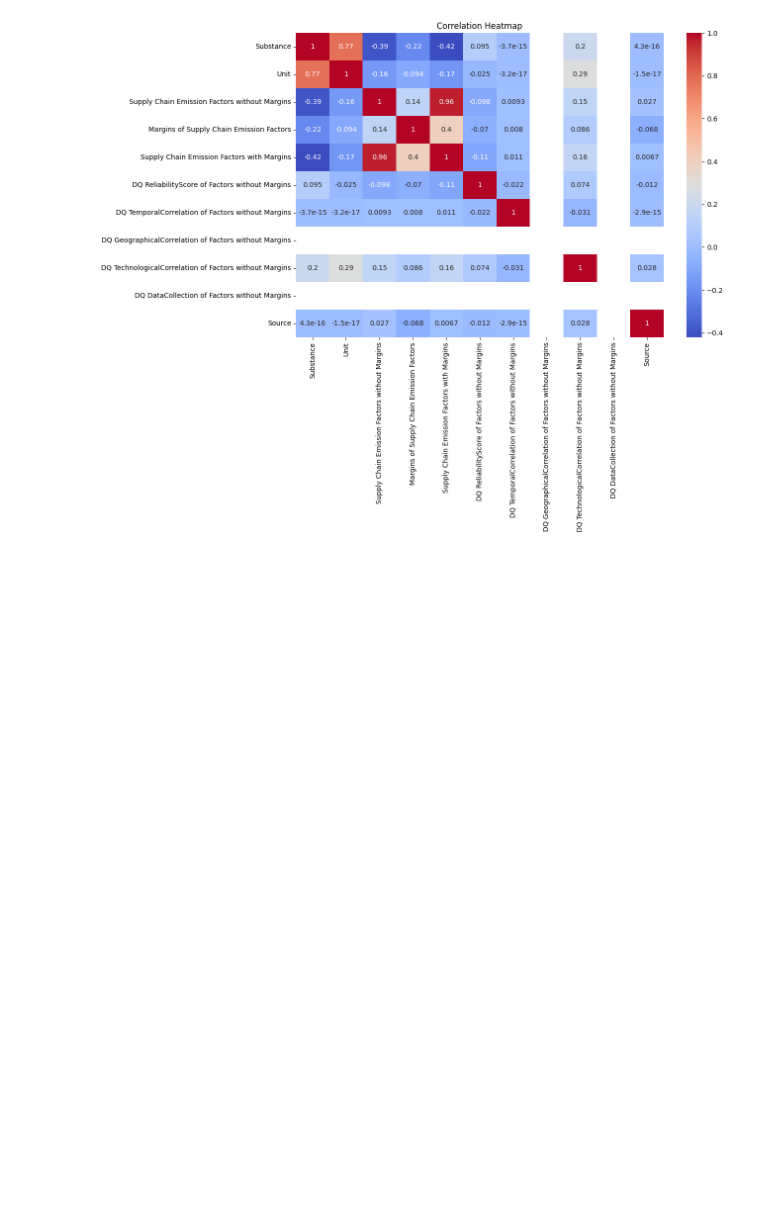
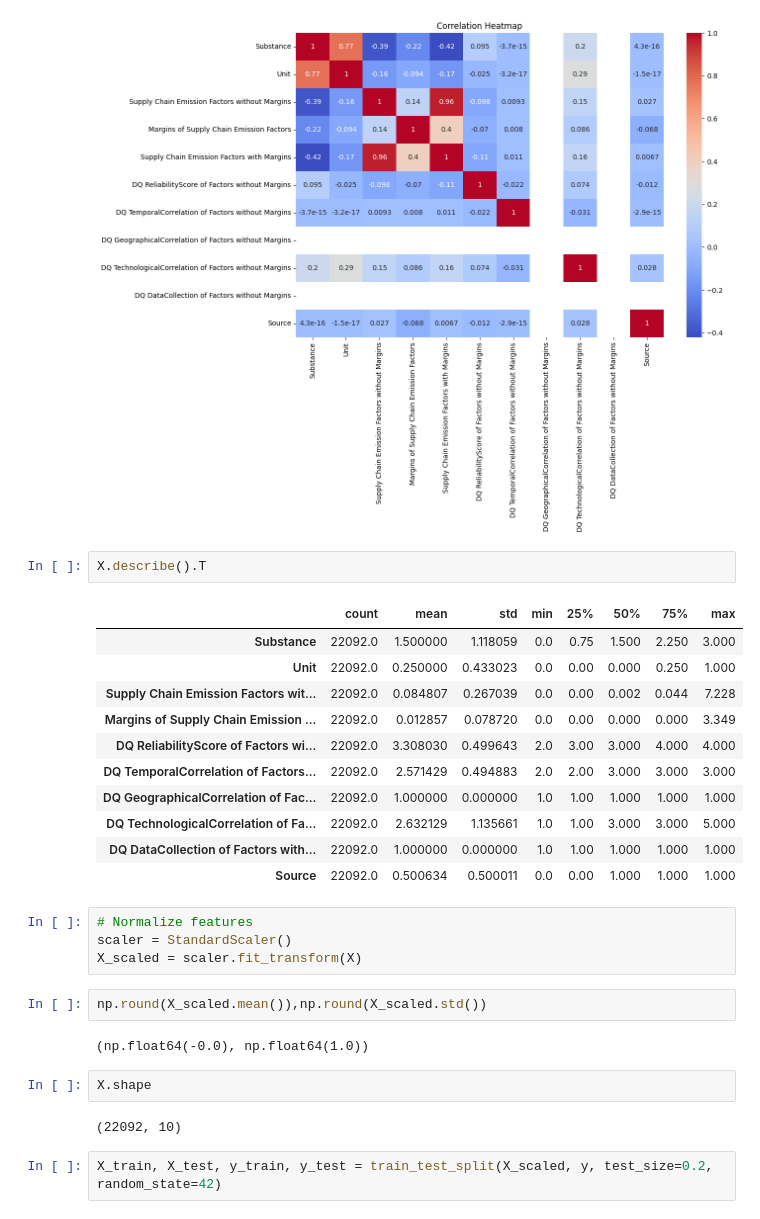
Before and after one commit to SamrudhiTM/GHG_Emission, a Jupyter notebook: Untitled0.ipynb, the cells around one changed output. Drawn from its saved outputs; the diff is of its cells as text; blank space fills up the shorter version.

```diff
--- a/Untitled0.ipynb
+++ b/Untitled0.ipynb
@@ -520,3 +520,31 @@ plt.title("Correlation Heatmap")
 plt.show()
 # %% [output]
 [figure]
+# %%
+X.describe().T
+# %% [output]
+|  | count | mean | std | min | 25% | 50% | 75% | max |
+| Substance | 22092.0 | 1.500000 | 1.118059 | 0.0 | 0.75 | 1.500 | 2.250 | 3.000 |
+| Unit | 22092.0 | 0.250000 | 0.433023 | 0.0 | 0.00 | 0.000 | 0.250 | 1.000 |
+| Supply Chain Emission Factors wit... | 22092.0 | 0.084807 | 0.267039 | 0.0 | 0.00 | 0.002 | 0.044 | 7.228 |
+| Margins of Supply Chain Emission ... | 22092.0 | 0.012857 | 0.078720 | 0.0 | 0.00 | 0.000 | 0.000 | 3.349 |
+| DQ ReliabilityScore of Factors wi... | 22092.0 | 3.308030 | 0.499643 | 2.0 | 3.00 | 3.000 | 4.000 | 4.000 |
+| DQ TemporalCorrelation of Factors... | 22092.0 | 2.571429 | 0.494883 | 2.0 | 2.00 | 3.000 | 3.000 | 3.000 |
+| DQ GeographicalCorrelation of Fac... | 22092.0 | 1.000000 | 0.000000 | 1.0 | 1.00 | 1.000 | 1.000 | 1.000 |
+| DQ TechnologicalCorrelation of Fa... | 22092.0 | 2.632129 | 1.135661 | 1.0 | 1.00 | 3.000 | 3.000 | 5.000 |
+| DQ DataCollection of Factors with... | 22092.0 | 1.000000 | 0.000000 | 1.0 | 1.00 | 1.000 | 1.000 | 1.000 |
+| Source | 22092.0 | 0.500634 | 0.500011 | 0.0 | 0.00 | 1.000 | 1.000 | 1.000 |
+# %%
+# Normalize features
+scaler = StandardScaler()
+X_scaled = scaler.fit_transform(X)
+# %%
+np.round(X_scaled.mean()),np.round(X_scaled.std())
+# %% [output]
+(np.float64(-0.0), np.float64(1.0))
+# %%
+X.shape
+# %% [output]
+(22092, 10)
+# %%
+X_train, X_test, y_train, y_test = train_test_split(X_scaled, y, test_size=0.2, random_state=42)
```
Also changed, not shown: parts of 14 cells of this notebook.
